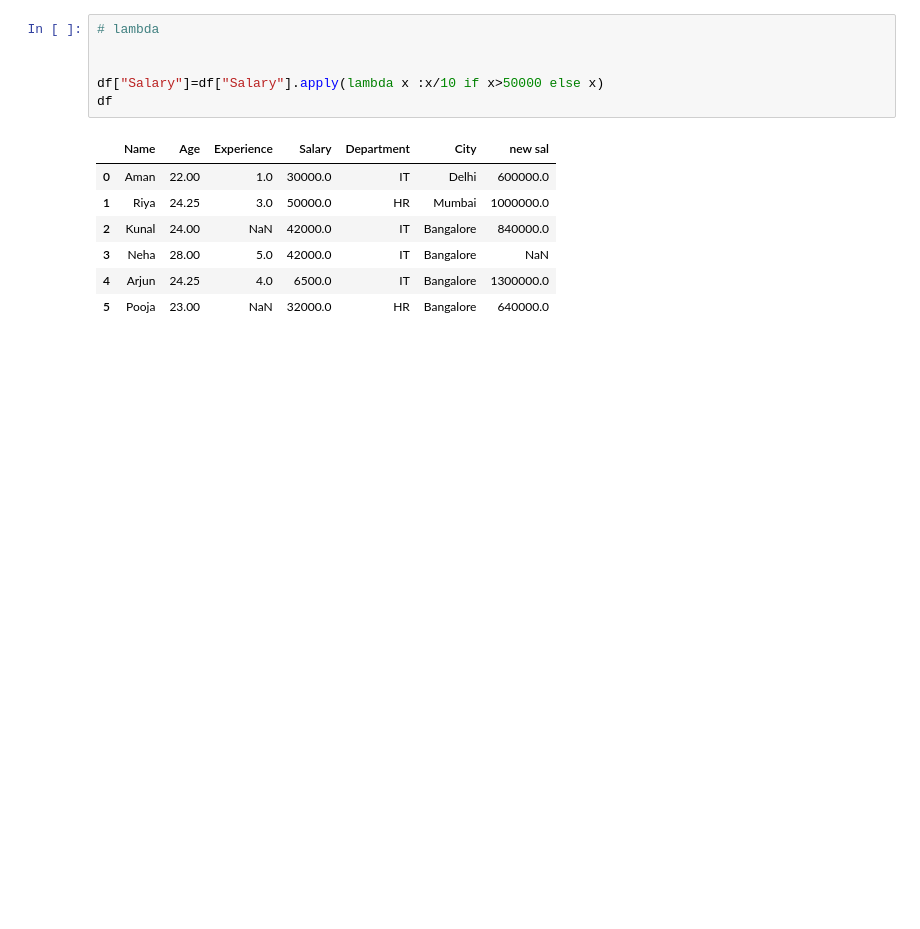
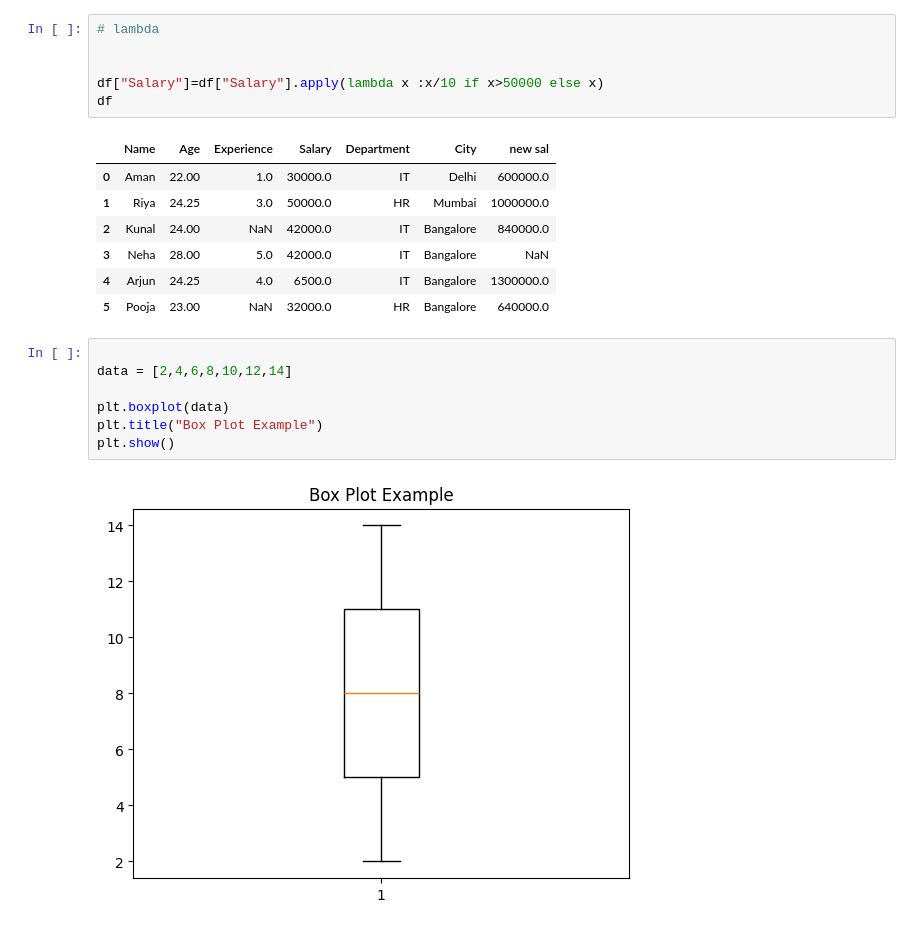
Before and after one commit to Turab031/numpy, a Jupyter notebook: revisepanda.ipynb, the cells around one changed output. Cells and saved outputs as stored; diff of their text form; blank space fills up the shorter version.

```diff
--- a/revisepanda.ipynb
+++ b/revisepanda.ipynb
@@ -207,3 +219,12 @@ df
 | 3 | Neha | 28.00 | 5.0 | 42000.0 | IT | Bangalore | NaN |
 | 4 | Arjun | 24.25 | 4.0 | 6500.0 | IT | Bangalore | 1300000.0 |
 | 5 | Pooja | 23.00 | NaN | 32000.0 | HR | Bangalore | 640000.0 |
+# %%
+
+data = [2,4,6,8,10,12,14]
+
+plt.boxplot(data)
+plt.title("Box Plot Example")
+plt.show()
+# %% [output]
+[figure, added]
```
Also changed, not shown: parts of 3 cells of this notebook.
